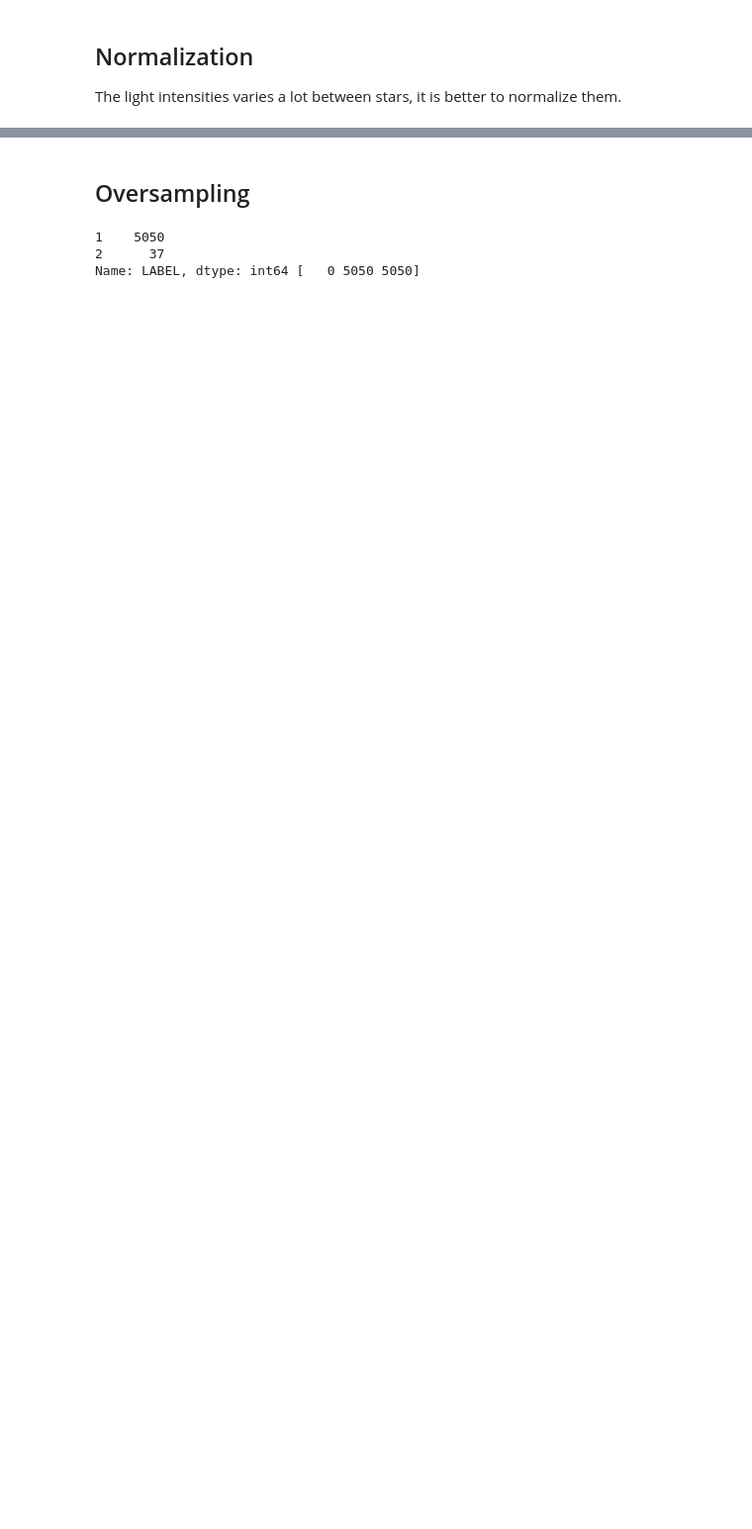
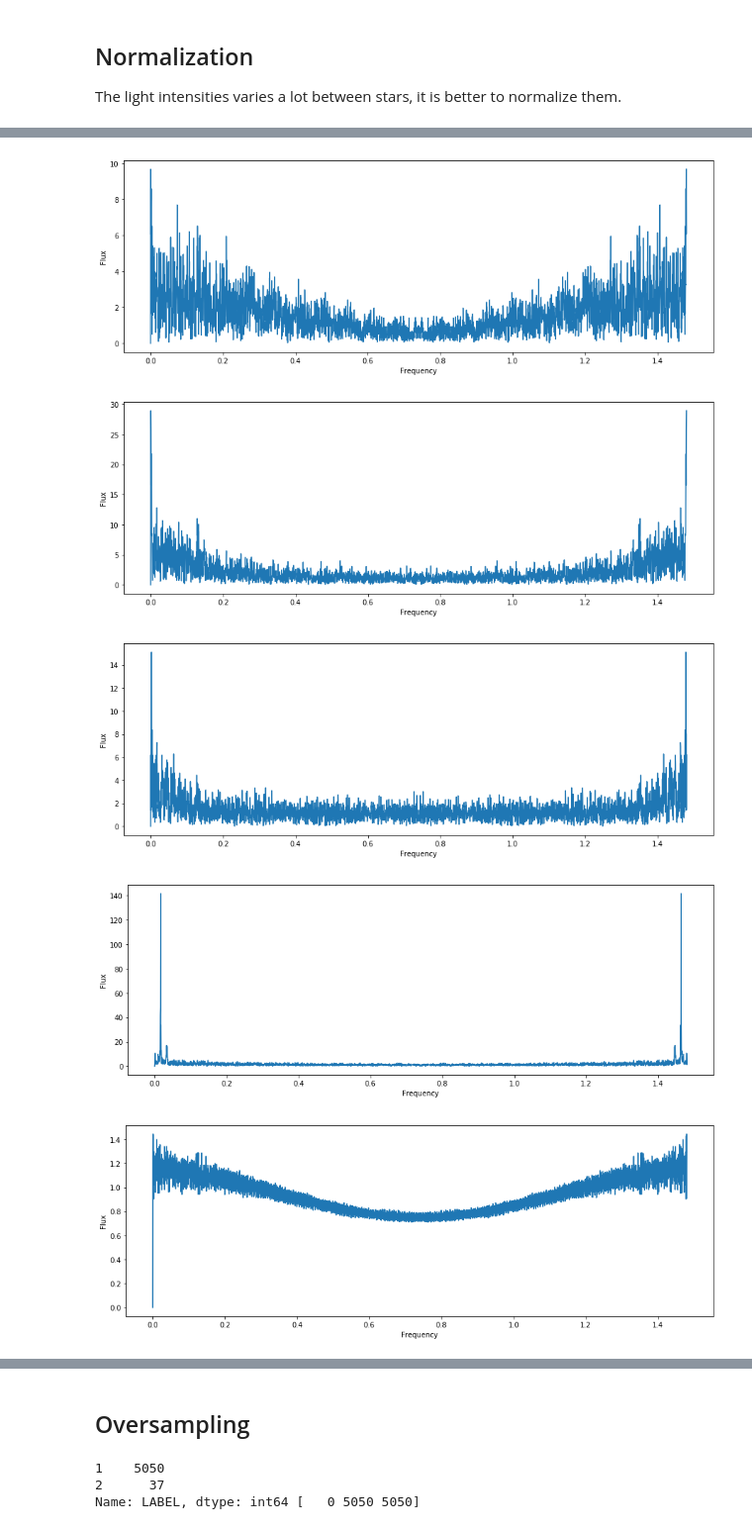
Before and after one commit to jfcarmonag/exoplanet-star-detection, a Jupyter notebook: exostar.ipynb, the cells around one changed output, grey strips where cells are left out. Shown at 99% size. Drawn from its saved outputs; the diff is of its cells as text; code cells hidden in the pictures; blank space fills up the shorter version.

```diff
--- a/exostar.ipynb
+++ b/exostar.ipynb
@@ -184,0 +139,15 @@ X_test = reduce_upper_outliers(X_test)
+# %%
+for i in [j for j in range (37,42)]:
+    Y = X_train.iloc[i]
+    X = np.arange(len(Y))*(1/(36.0*60.0))
+    plt.figure(figsize=(15,5))
+    plt.ylabel('Flux')
+    plt.xlabel('Frequency')
+    plt.plot(X, Y)
+    plt.show()
+# %% [output]
+[figure, added]
+[figure, added]
+[figure, added]
+[figure, added]
+[figure, added]
```
Also changed, not shown: parts of 50 cells of this notebook.
